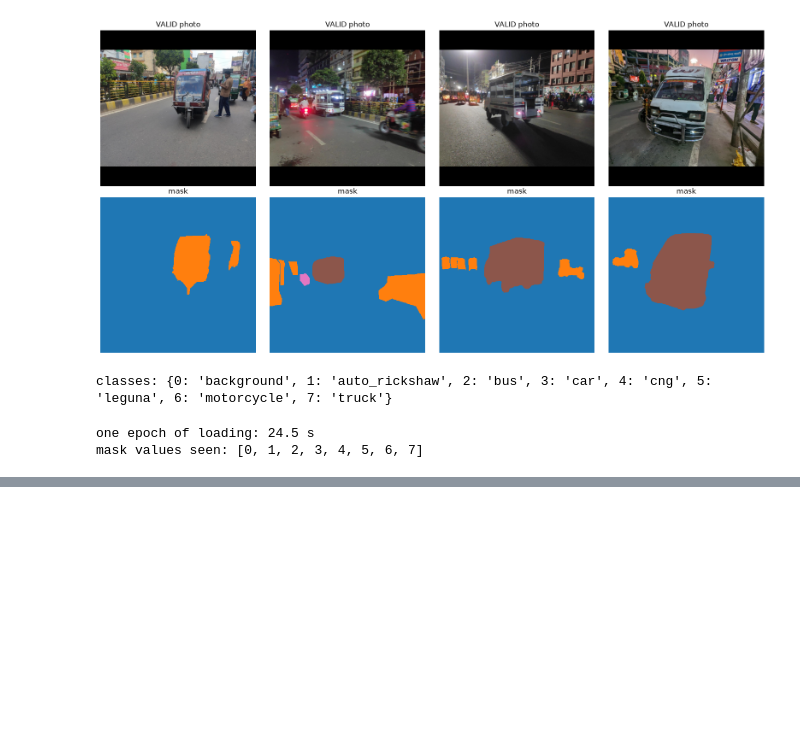
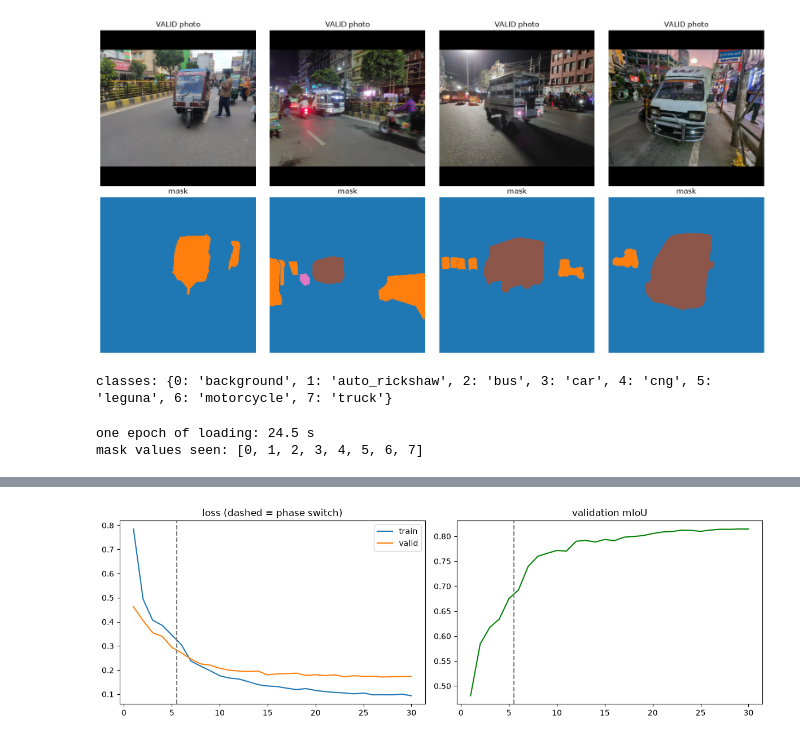
Before and after one commit to Jaggiiii/semnatic-segmentation, a Jupyter notebook: seg_project/segmentation_u-net_plus_vit.ipynb, the cells around one changed output, grey strips where cells are left out. Saved outputs shown, nothing was run; the diff lists cells and outputs as text; code cells hidden in the pictures; blank space fills up the shorter version.

Commit message:
trained the model with 30 epochs and varible lr and and loaded it in best.pt

```diff
--- a/seg_project/segmentation_u-net_plus_vit.ipynb
+++ b/seg_project/segmentation_u-net_plus_vit.ipynb
@@ -563,0 +759,12 @@ mask values seen: [0, 1, 2, 3, 4, 5, 6, 7]
+# %%
+# ===== Cell 4g: plot loss and mIoU =====
+import matplotlib.pyplot as plt
+h = pd.read_csv(LOG_DIR / "history.csv")
+fig, ax = plt.subplots(1, 2, figsize=(12, 4))
+ax[0].plot(h.epoch, h.train_loss, label="train"); ax[0].plot(h.epoch, h.val_loss, label="valid")
+ax[0].axvline(5.5, ls="--", c="gray"); ax[0].set_title("loss (dashed = phase switch)"); ax[0].legend()
+ax[1].plot(h.epoch, h.val_miou, c="green"); ax[1].axvline(5.5, ls="--", c="gray")
+ax[1].set_title("validation mIoU")
+plt.tight_layout(); plt.savefig(LOG_DIR / "curves.png", dpi=120); plt.show()
+# %% [output]
+[figure, added]
```
Also changed, not shown: parts of 6 cells of this notebook.
